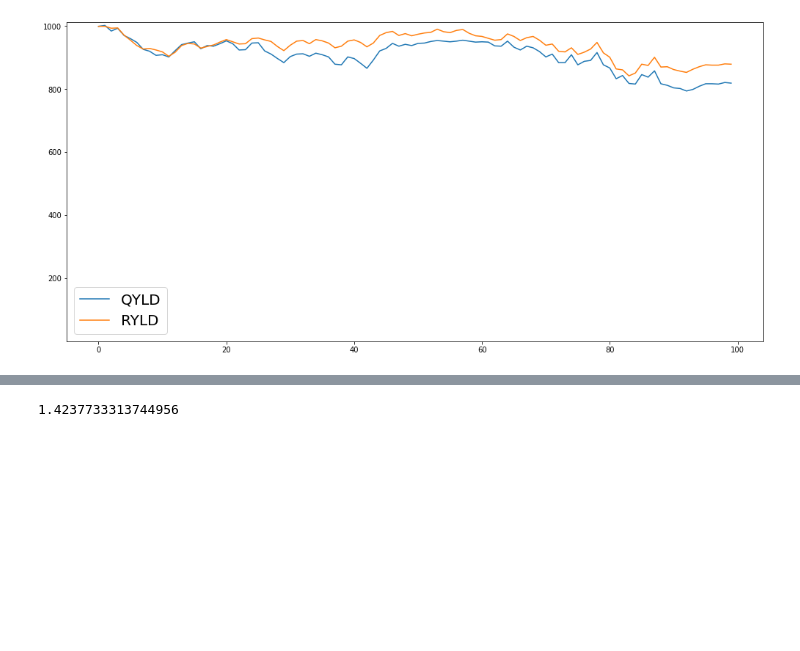
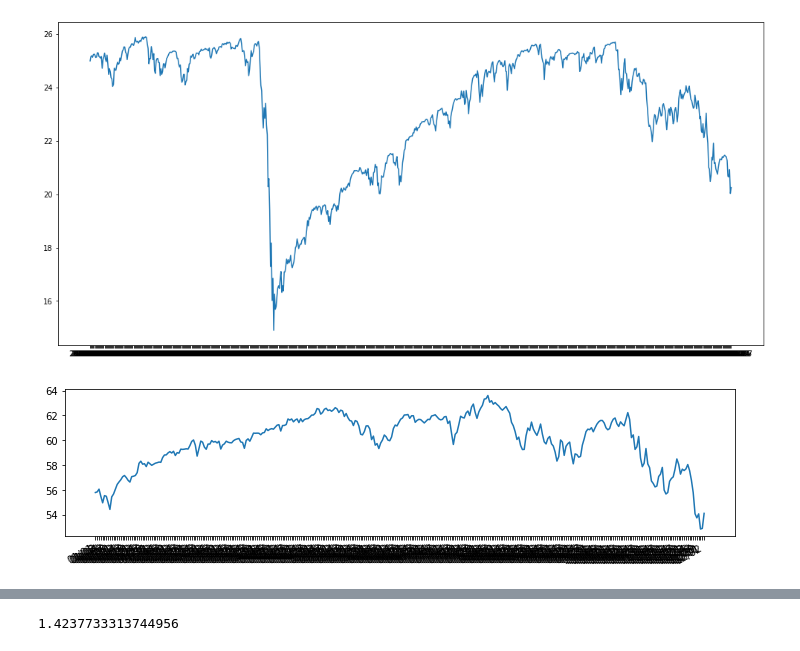
Before and after one commit to tbrownex/Investing, a Jupyter notebook: compareFunds.ipynb, the cells around one changed output, grey strips where cells are left out. Cells and saved outputs as stored; diff of their text form; code cells hidden in the pictures; blank space fills up the shorter version.

Commit message:
using MarketStack data

```diff
--- a/compareFunds.ipynb
+++ b/compareFunds.ipynb
@@ -6,5 +10,7 @@ import matplotlib.pyplot as plt
+# %%
+cfg = getConfig()
 # %%
-df = pd.read_csv('/home/tbrownex/data/retirement/funds/fundData.csv')
+df = pd.read_csv(cfg['dataLoc']+'fundData.csv')
 # %%
 fundList = set(df.fund)
 
@@ -14,9 +20,9 @@ dfList=[]
 for f in fundList:
     tmp = df.loc[f]
     tmp.reset_index(inplace=True)
-    tmp = tmp[['date', 'value']]
+    tmp = tmp[['date', 'price']]
     tmp.set_index('date', inplace=True)
-    tmp.rename(columns={'value': f}, inplace=True)
+    tmp.rename(columns={'price': f}, inplace=True)
     dfList.append(tmp)
 
 df = pd.concat(dfList, axis=1)
@@ -28,15 +39,31 @@ fundList
+# %%
+plt.figure(figsize=(17,8))
+data = df['RYLD'].dropna()
+plt.plot(data)
+plt.show()
+plt.close()
+# %% [output]
+[figure, added]
+# %%
+funds = ['QYLD']
+
+plt.rc('legend',fontsize=20)
+
+plt.figure(figsize=(17,8))
+for f in funds:
+    tmp=df[f].dropna()
+    plt.plot(tmp.index, tmp.values, label=f)
+plt.legend()
+plt.ylim(0.8)
+plt.show()
+#plt.savefig('tom.png')
+plt.close()
 # %%
-funds = ['QYLD', 'RYLD']
-
-plt.rc('legend',fontsize=20)
-
-plt.figure(figsize=(17,8))
-for f in funds:
-    plt.plot(df[f].values, label=f)
-plt.legend()
-plt.ylim(0.8)
-plt.show()
-#plt.savefig('tom.png')
-plt.close()
+fig, ax = plt.subplots(figsize=(12, 3))
+tmp = df[df['fund']=='JEPI']
+plt.plot(tmp['date'], tmp['price'], label=f)
+myFmt = DateFormatter("%m/%d")
+ax.xaxis.set_major_formatter(myFmt)
+fig.autofmt_xdate()
 # %% [output]
-[figure, old version]
+[figure, new version]
```
Also changed, not shown: parts of 7 cells of this notebook, 21 other files.
